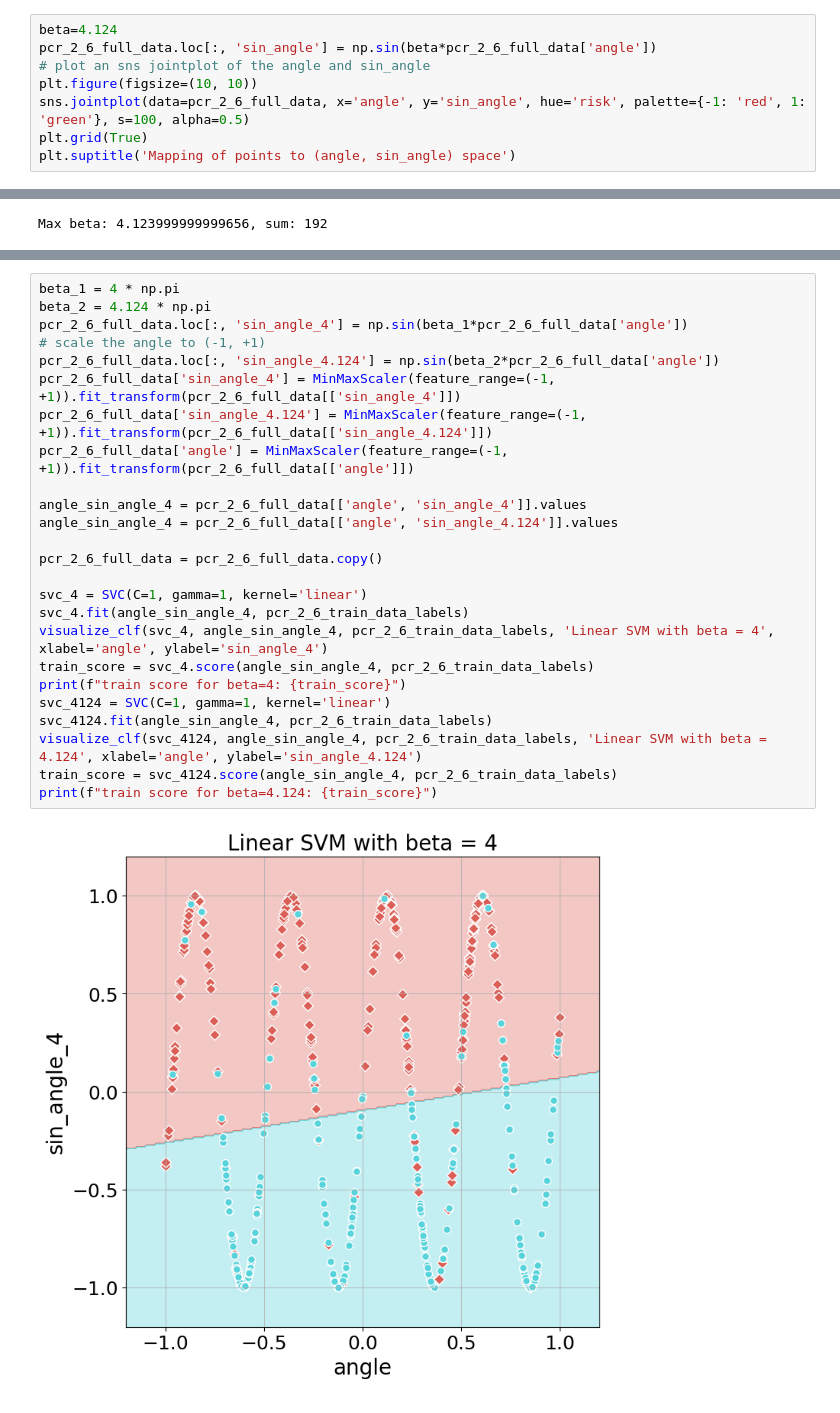
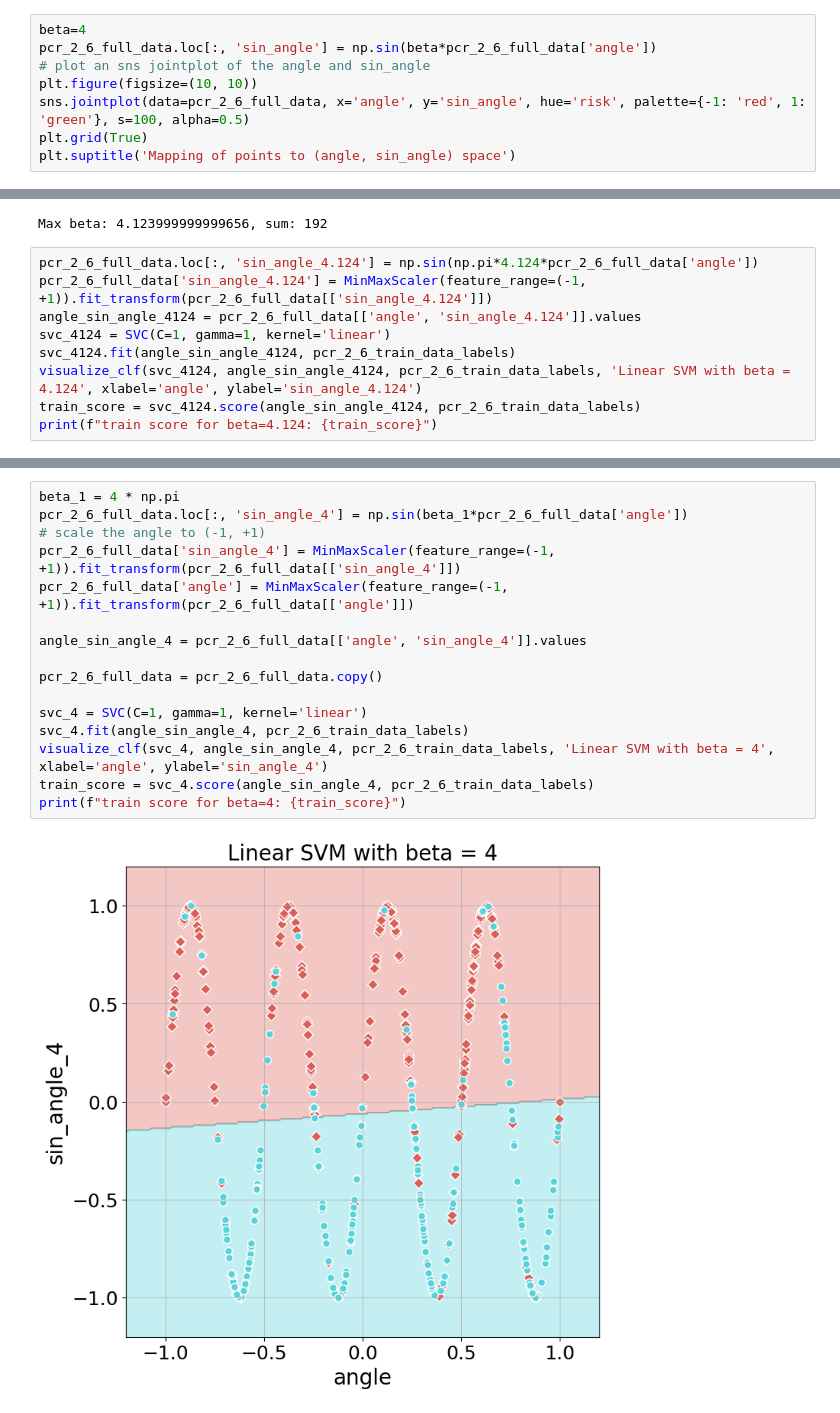
Before and after one commit to dgershko/iml_hw2, a Jupyter notebook: hw2.ipynb, the cells around one changed output, grey strips where cells are left out. Cells and saved outputs as stored; diff of their text form.

```diff
--- a/hw2.ipynb
+++ b/hw2.ipynb
@@ -488,7 +524,7 @@ plt.ylim(bottom=-1e-2)
 (-0.01, 0.11681550719029579)
 [figure]
 # %%
-beta=4.124
+beta=4
 pcr_2_6_full_data.loc[:, 'sin_angle'] = np.sin(beta*pcr_2_6_full_data['angle'])
 # plot an sns jointplot of the angle and sin_angle
 plt.figure(figsize=(10, 10))
@@ -522,3 +558,12 @@ max_beta = max(beta_sums, key=beta_sums.get)
 print(f"Max beta: {max_beta}, sum: {beta_sums[max_beta]}")
 # %% [output]
 Max beta: 4.123999999999656, sum: 192
+# %%
+pcr_2_6_full_data.loc[:, 'sin_angle_4.124'] = np.sin(np.pi*4.124*pcr_2_6_full_data['angle'])
+pcr_2_6_full_data['sin_angle_4.124'] = MinMaxScaler(feature_range=(-1, +1)).fit_transform(pcr_2_6_full_data[['sin_angle_4.124']])
+angle_sin_angle_4124 = pcr_2_6_full_data[['angle', 'sin_angle_4.124']].values
+svc_4124 = SVC(C=1, gamma=1, kernel='linear')
+svc_4124.fit(angle_sin_angle_4124, pcr_2_6_train_data_labels)
+visualize_clf(svc_4124, angle_sin_angle_4124, pcr_2_6_train_data_labels, 'Linear SVM with beta = 4.124', xlabel='angle', ylabel='sin_angle_4.124')
+train_score = svc_4124.score(angle_sin_angle_4124, pcr_2_6_train_data_labels)
+print(f"train score for beta=4.124: {train_score}")
@@ -525,27 +573,18 @@ Max beta: 4.123999999999656, sum: 192
 # %%
 beta_1 = 4 * np.pi
-beta_2 = 4.124 * np.pi
 pcr_2_6_full_data.loc[:, 'sin_angle_4'] = np.sin(beta_1*pcr_2_6_full_data['angle'])
 # scale the angle to (-1, +1)
-pcr_2_6_full_data.loc[:, 'sin_angle_4.124'] = np.sin(beta_2*pcr_2_6_full_data['angle'])
 pcr_2_6_full_data['sin_angle_4'] = MinMaxScaler(feature_range=(-1, +1)).fit_transform(pcr_2_6_full_data[['sin_angle_4']])
-pcr_2_6_full_data['sin_angle_4.124'] = MinMaxScaler(feature_range=(-1, +1)).fit_transform(pcr_2_6_full_data[['sin_angle_4.124']])
 pcr_2_6_full_data['angle'] = MinMaxScaler(feature_range=(-1, +1)).fit_transform(pcr_2_6_full_data[['angle']])
 
 angle_sin_angle_4 = pcr_2_6_full_data[['angle', 'sin_angle_4']].values
-angle_sin_angle_4 = pcr_2_6_full_data[['angle', 'sin_angle_4.124']].values
 
 pcr_2_6_full_data = pcr_2_6_full_data.copy()
 
 svc_4 = SVC(C=1, gamma=1, kernel='linear')
 svc_4.fit(angle_sin_angle_4, pcr_2_6_train_data_labels)
 visualize_clf(svc_4, angle_sin_angle_4, pcr_2_6_train_data_labels, 'Linear SVM with beta = 4', xlabel='angle', ylabel='sin_angle_4')
 train_score = svc_4.score(angle_sin_angle_4, pcr_2_6_train_data_labels)
 print(f"train score for beta=4: {train_score}")
-svc_4124 = SVC(C=1, gamma=1, kernel='linear')
-svc_4124.fit(angle_sin_angle_4, pcr_2_6_train_data_labels)
-visualize_clf(svc_4124, angle_sin_angle_4, pcr_2_6_train_data_labels, 'Linear SVM with beta = 4.124', xlabel='angle', ylabel='sin_angle_4.124')
-train_score = svc_4124.score(angle_sin_angle_4, pcr_2_6_train_data_labels)
-print(f"train score for beta=4.124: {train_score}")
 # %% [output]
-[figure, old version]
+[figure, new version]
```
Also changed, not shown: parts of 11 cells of this notebook, 2 other files.
